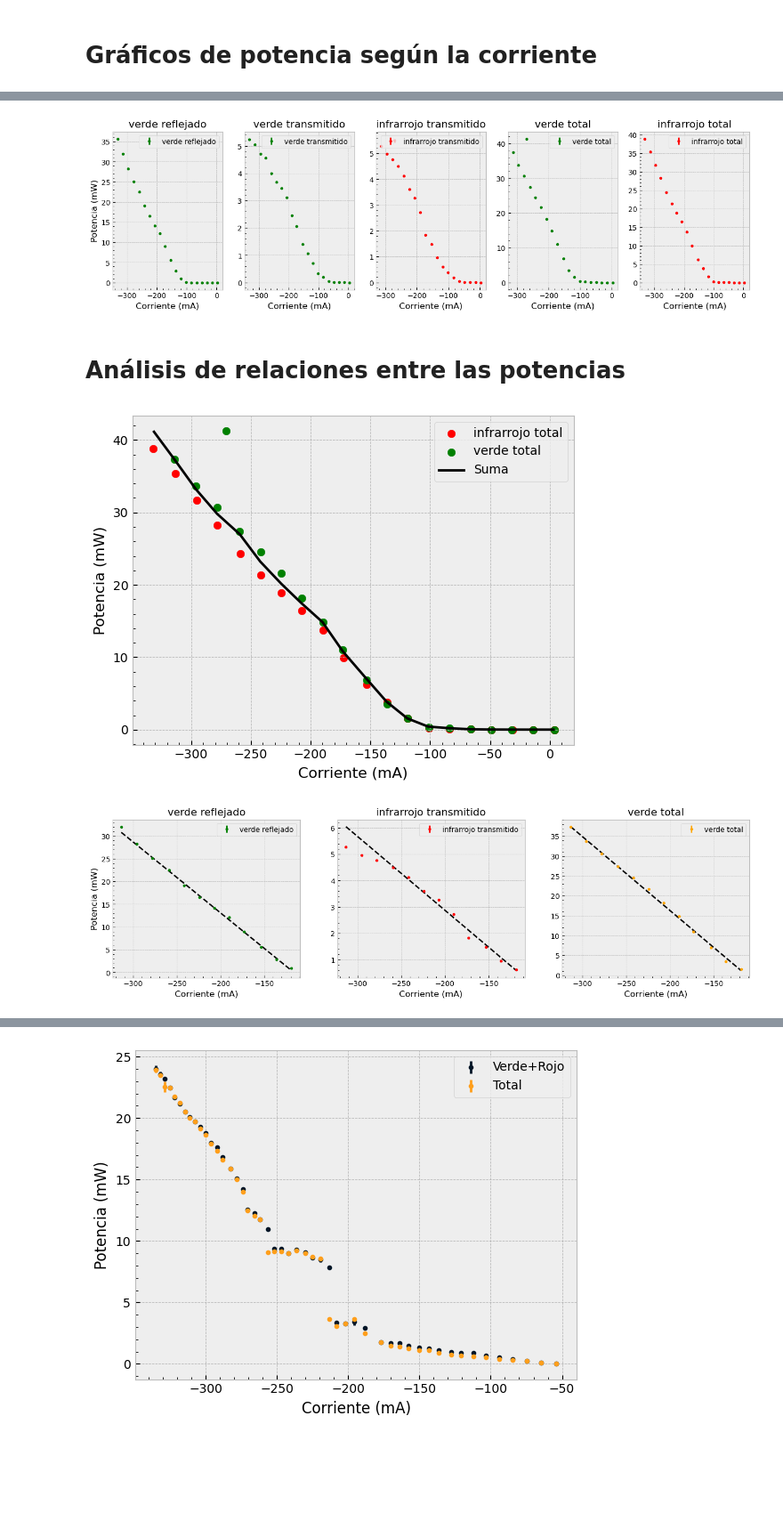
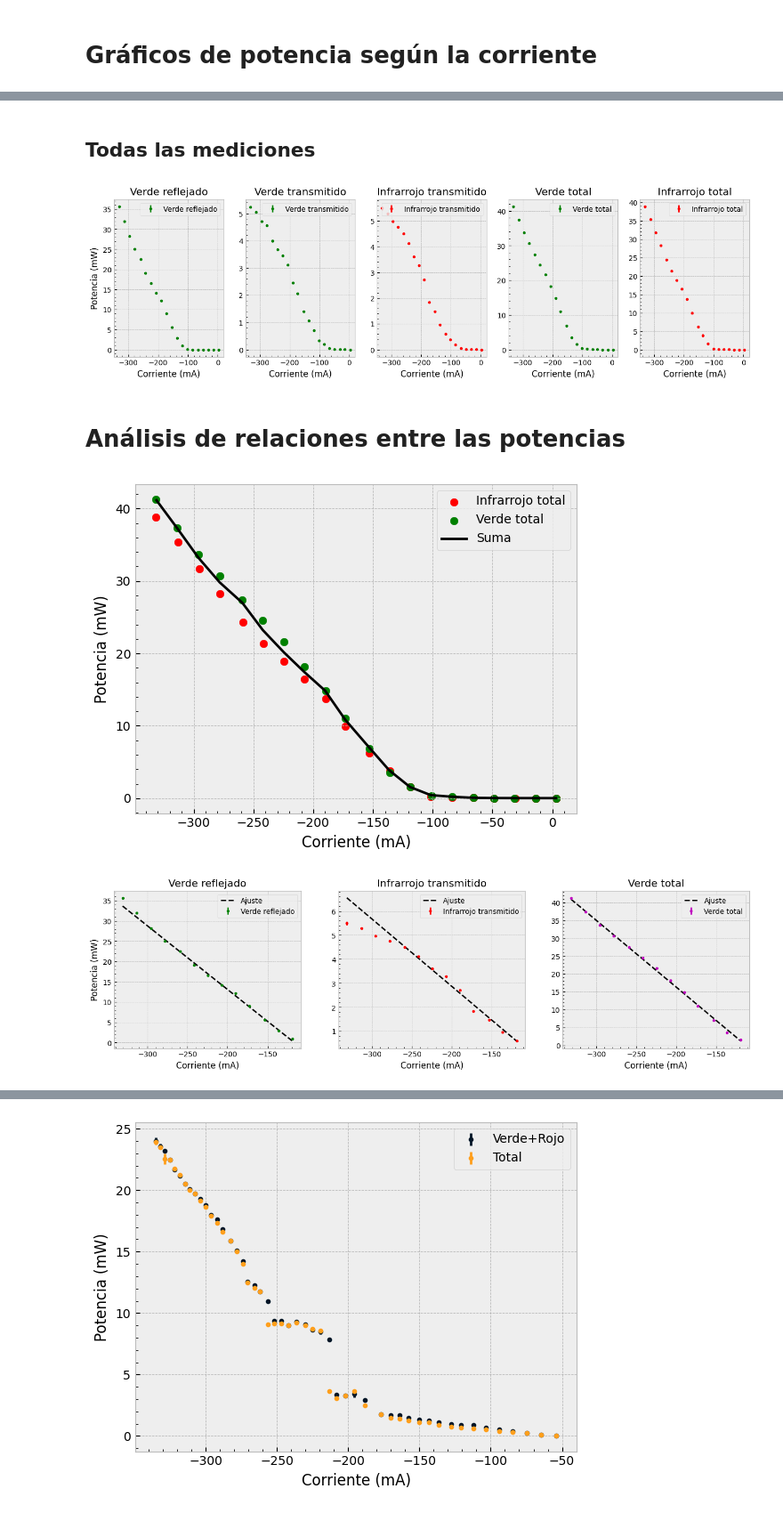
Before and after one commit to DelManuel/Magnetometro-optico, a Jupyter notebook: códigos/analisis_pow_laser.ipynb, the cells around one changed output, grey strips where cells are left out. Shown at 89% size. Cells and saved outputs as stored; diff of their text form; code cells hidden in the pictures; blank space fills up the shorter version.

```diff
--- a/códigos/analisis_pow_laser.ipynb
+++ b/códigos/analisis_pow_laser.ipynb
@@ -52,3 +88,19 @@ for color in mediciones:
+# %% [markdown]
+## Todas las mediciones
+# %%
+mediciones = ["Verde reflejado", "Verde transmitido", "Infrarrojo transmitido", "Verde total", "Infrarrojo total"]
+# Para guardar los datos
+dic_pow = {}
+
+for color in mediciones:
+    file_name = f"../mediciones/D.D/Medidor de potencia/Barrido para potencia {color} 2205.pickle"
+
+    *_, corr_values, POW_values, POW_var_values = cargar_datos(file_name, pow_measure = True)
+
+    # Metemos los datos en un diccionario
+    dic_pow[f"corr:{color}"] = np.array(corr_values)
+    dic_pow[f"pow:{color}"] = np.array(POW_values)
+    dic_pow[f"sigma:{color}"] = np.array(POW_var_values)
 # %%
 # Definimos listas para las labels y los colores de los graficos
 labels = mediciones
@@ -67,26 +119,24 @@ for i, ax in enumerate(fig.axes):
     if i == 0:
         ax.set_ylabel("Potencia (mW)")
     ax.set_title(f"{labels[i]}")
-    ax.minorticks_on()
     ax.legend(loc = "upper right")
 plt.show()
 # %% [output]
-[figure, old version]
+[figure, new version]
 # %% [markdown]
 # Análisis de relaciones entre las potencias
 # %%
-plt.scatter(dic_pow["corr:infrarrojo total"],dic_pow["pow:infrarrojo total"], label = "infrarrojo total", color = "r")
-plt.scatter(dic_pow["corr:verde total"],dic_pow["pow:verde total"], label = "verde total", color = "g")
+plt.scatter(dic_pow["corr:Infrarrojo total"],dic_pow["pow:Infrarrojo total"], label = "Infrarrojo total", color = "r")
+plt.scatter(dic_pow["corr:Verde total"],dic_pow["pow:Verde total"], label = "Verde total", color = "g")
 
-plt.plot(dic_pow["corr:verde reflejado"], dic_pow["pow:verde reflejado"]+dic_pow["pow:infrarrojo transmitido"], label = "Suma", color = "k")
+plt.plot(dic_pow["corr:Verde reflejado"], dic_pow["pow:Verde reflejado"]+dic_pow["pow:Infrarrojo transmitido"], label = "Suma", color = "k")
 
 plt.xlabel("Corriente (mA)")
 plt.ylabel("Potencia (mW)")
-plt.minorticks_on()
 plt.legend()
 plt.show()
 # %% [output]
-[figure, old version]
+[figure, new version]
 # %%
 def lineal(x, a, b): return a*np.array(x)+b
 
@@ -95,6 +145,5 @@ def ajuste_lineal(x: np.ndarray, y: np.array, y_err: np.ndarray) -> List[float]:
     popt, pcov = curve_fit(lineal, x,y, sigma = y_err)
 
     a, b = popt
-    err_a, err_b = np.sqrt(np.diag(pcov))
 
-    return a, b, err_a, err_b
+    return a, b, pcov
@@ -103,34 +150,47 @@ a,b, *_ = ajuste_lineal(corr_values, POW_values, POW_var_values)
 # %%
-labels = ["verde reflejado", "infrarrojo transmitido", "verde total"]
-marker_color = ["g","r", "orange"]
+labels = ["Verde reflejado", "Infrarrojo transmitido", "Verde total"]
+marker_color = ["g","r", "m"]
 
 lista_POW_ajuste = []
 
-fig, axs = plt.subplots(1,len(mediciones), figsize=(16,4))
+fig, axs = plt.subplots(nrows = 1, ncols = len(labels), figsize=(16,4))
 for i, ax in enumerate(fig.axes):
 
     color = labels[i]
 
-    corr_values = dic_pow[f"corr:{color}"][1:13] # Ajustamos el rango en el que se prende el láser
-    POW_values = dic_pow[f"pow:{color}"][1:13]
-    POW_var_values = dic_pow[f"sigma:{color}"][1:13]
+    corr_values = dic_pow[f"corr:{color}"][:13] # Ajustamos el rango en el que se prende el láser
+    POW_values = dic_pow[f"pow:{color}"][:13]
+    POW_var_values = dic_pow[f"sigma:{color}"][:13]
 
-    a, b, *_ = ajuste_lineal(corr_values,POW_values, POW_var_values)
+    a, b, cov_matrix = ajuste_lineal(corr_values,POW_values, POW_var_values)
+
     corr_ajuste = np.linspace(min(corr_values), max(corr_values), 1000)
     POW_ajuste = lineal(corr_ajuste,a,b)
     lista_POW_ajuste.append(POW_ajuste)
 
+    # sigma = np.sqrt(cov_matrix[1,1]+(corr_ajuste**2)*cov_matrix[0,0]+2*corr_ajuste*cov_matrix[0,1])
+    # y_1 = POW_ajuste+sigma
+    # y_2 = POW_ajuste-sigma
+
+    # ax.fill(
+    #     np.append(corr_ajuste, corr_ajuste[::-1]),
+    #     np.append(y_1, y_2[::-1]),
+    #     color = marker_color[i],
+    #     alpha = 0.5,
+    #     label = "Bandas de error del ajuste"
+    # )
+
     ax.errorbar(corr_values, POW_values,yerr = POW_var_values,marker = ".", ls = "", color = f"{marker_color[i]}", label = f"{labels[i]}")
-    ax.plot(corr_ajuste, POW_ajuste,color = "k", ls = "--")
+    ax.plot(corr_ajuste, POW_ajuste,color = "k", ls = "--", label = "Ajuste")
     ax.set_xlabel("Corriente (mA)")
     if i == 0:
         ax.set_ylabel("Potencia (mW)")
     ax.set_title(f"{mediciones[i]}")
-    ax.minorticks_on()
     ax.legend(loc = "upper right")
+plt.savefig("../imagenes/Medidor de potencia/Ajuste de potencia.png")
 plt.show()
 # %% [output]
-[figure, old version]
+[figure, new version]
 # %%
 pow_suma = lista_POW_ajuste[0]+lista_POW_ajuste[1]
 
```
Also changed, not shown: parts of 15 cells of this notebook, 5 other files.
